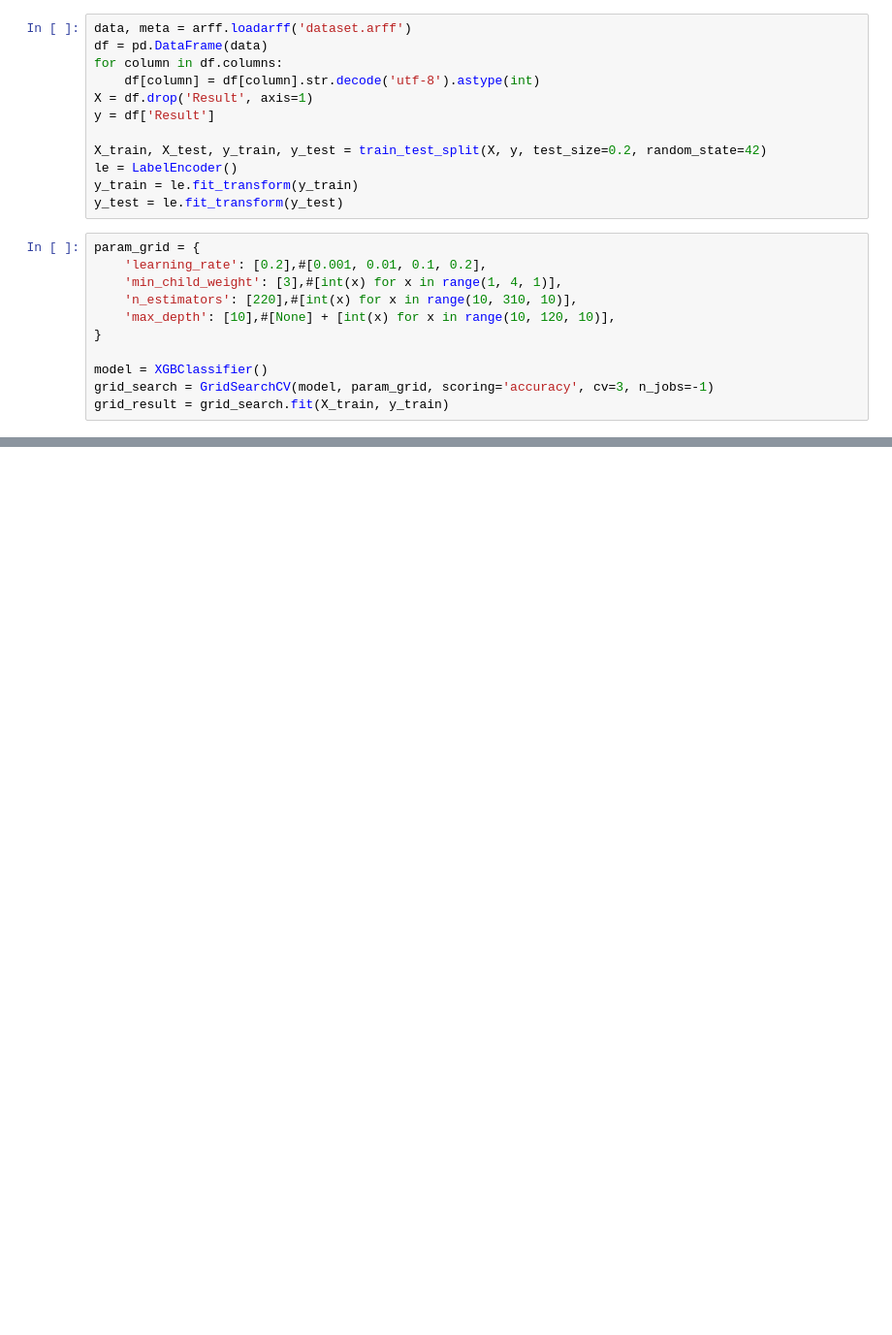
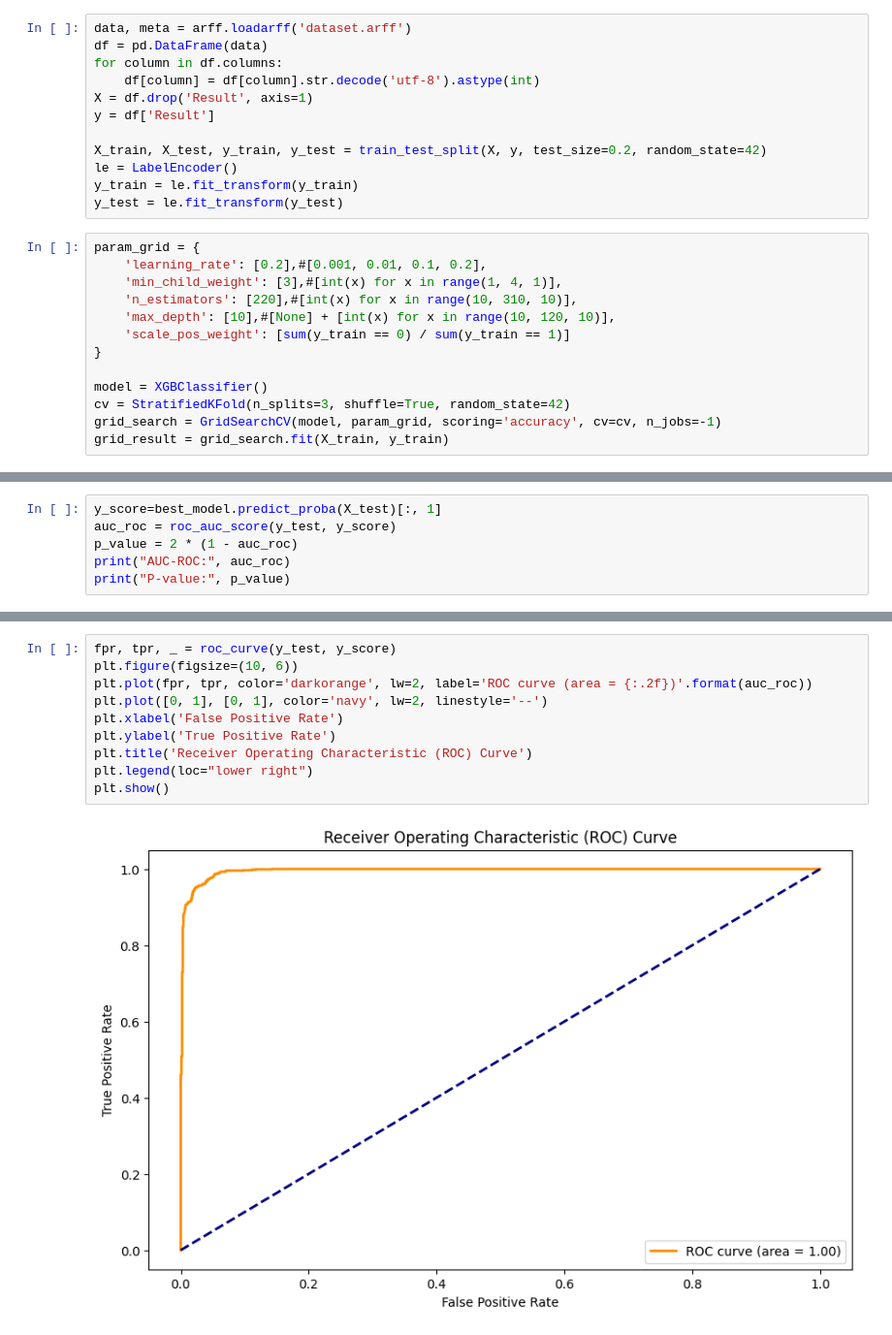
Before and after one commit to Viliusps/phishing-detection, a Jupyter notebook: xgboost.ipynb, the cells around one changed output, grey strips where cells are left out. Shown at 97% size. Cells and saved outputs as stored; diff of their text form; blank space fills up the shorter version.

Commit message:
xgboost: add CV, some plots, confusion matrix, performance metrics and variable importance

```diff
--- a/xgboost.ipynb
+++ b/xgboost.ipynb
@@ -24,10 +26,12 @@ param_grid = {
     'min_child_weight': [3],#[int(x) for x in range(1, 4, 1)],
     'n_estimators': [220],#[int(x) for x in range(10, 310, 10)],
     'max_depth': [10],#[None] + [int(x) for x in range(10, 120, 10)],
+    'scale_pos_weight': [sum(y_train == 0) / sum(y_train == 1)]
 }
 
 model = XGBClassifier()
-grid_search = GridSearchCV(model, param_grid, scoring='accuracy', cv=3, n_jobs=-1)
+cv = StratifiedKFold(n_splits=3, shuffle=True, random_state=42)
+grid_search = GridSearchCV(model, param_grid, scoring='accuracy', cv=cv, n_jobs=-1)
 grid_result = grid_search.fit(X_train, y_train)
 # %%
 print("Best Parameters: ", grid_result.best_params_)
@@ -46,0 +51,6 @@ Accuracy: 97.01%
+# %%
+y_score=best_model.predict_proba(X_test)[:, 1]
+auc_roc = roc_auc_score(y_test, y_score)
+p_value = 2 * (1 - auc_roc)
+print("AUC-ROC:", auc_roc)
+print("P-value:", p_value)
@@ -46,0 +70,12 @@ Accuracy: 97.01%
+# %%
+fpr, tpr, _ = roc_curve(y_test, y_score)
+plt.figure(figsize=(10, 6))
+plt.plot(fpr, tpr, color='darkorange', lw=2, label='ROC curve (area = {:.2f})'.format(auc_roc))
+plt.plot([0, 1], [0, 1], color='navy', lw=2, linestyle='--')
+plt.xlabel('False Positive Rate')
+plt.ylabel('True Positive Rate')
+plt.title('Receiver Operating Characteristic (ROC) Curve')
+plt.legend(loc="lower right")
+plt.show()
+# %% [output]
+[figure, added]
```
Also changed, not shown: parts of 9 cells of this notebook.
